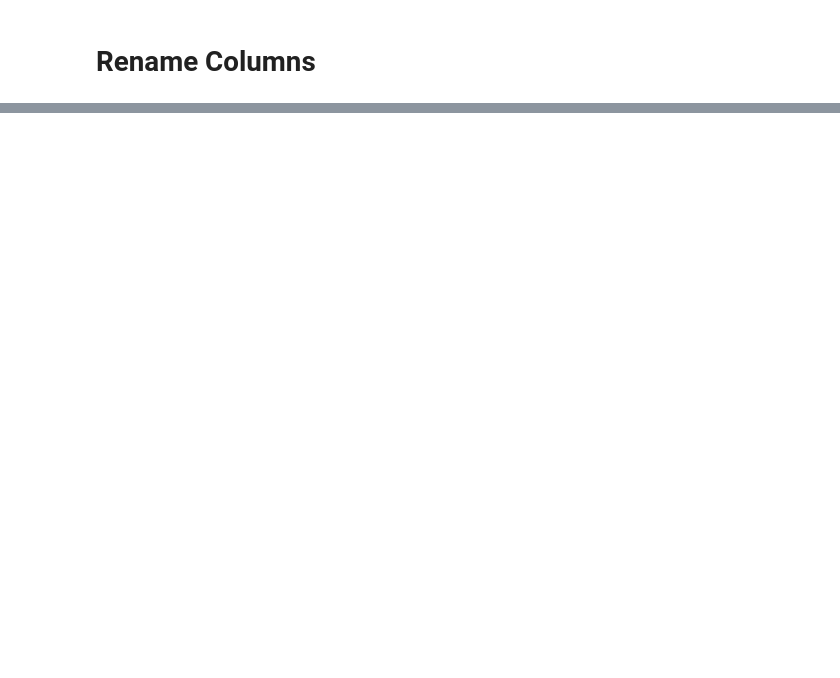
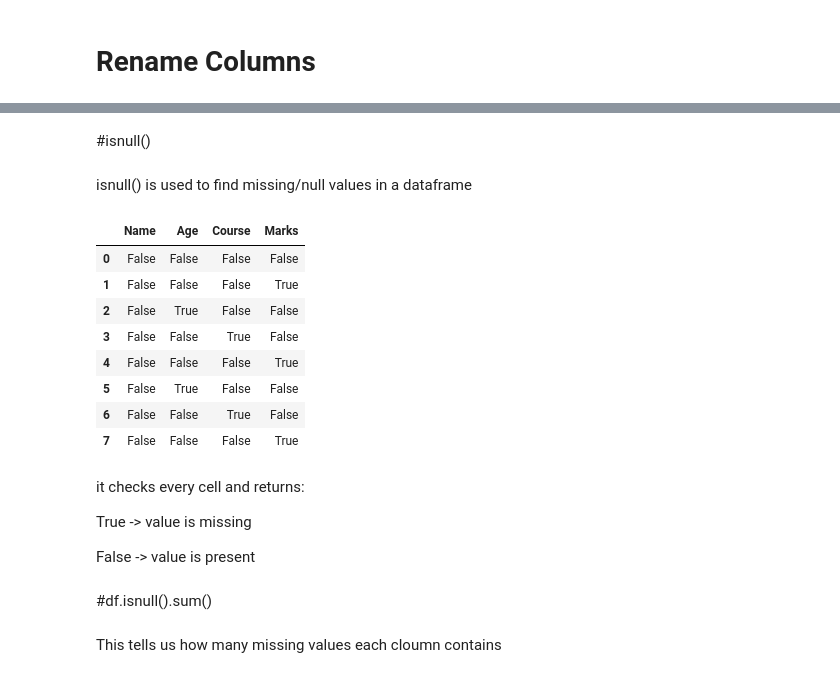
Before and after one commit to ftmshifa777/Pandas-Test-Code, a Jupyter notebook: Pandas.ipynb, the cells around one changed output, grey strips where cells are left out. Saved outputs shown, nothing was run; the diff lists cells and outputs as text; code cells hidden in the pictures; blank space fills up the shorter version.

```diff
--- a/Pandas.ipynb
+++ b/Pandas.ipynb
@@ -206,0 +318,26 @@ df
+# %% [markdown]
+#isnull()
+# %% [markdown]
+isnull() is used to find missing/null values in a dataframe
+# %%
+df.isnull()
+# %% [output]
+|  | Name | Age | Course | Marks |
+| 0 | False | False | False | False |
+| 1 | False | False | False | True |
+| 2 | False | True | False | False |
+| 3 | False | False | True | False |
+| 4 | False | False | False | True |
+| 5 | False | True | False | False |
+| 6 | False | False | True | False |
+| 7 | False | False | False | True |
+# %% [markdown]
+it checks every cell and returns:
+
+True -> value is missing
+
+False -> value is present
+# %% [markdown]
+#df.isnull().sum()
+# %% [markdown]
+This tells us how many missing values each cloumn contains
```
Also changed, not shown: parts of 38 cells of this notebook.
